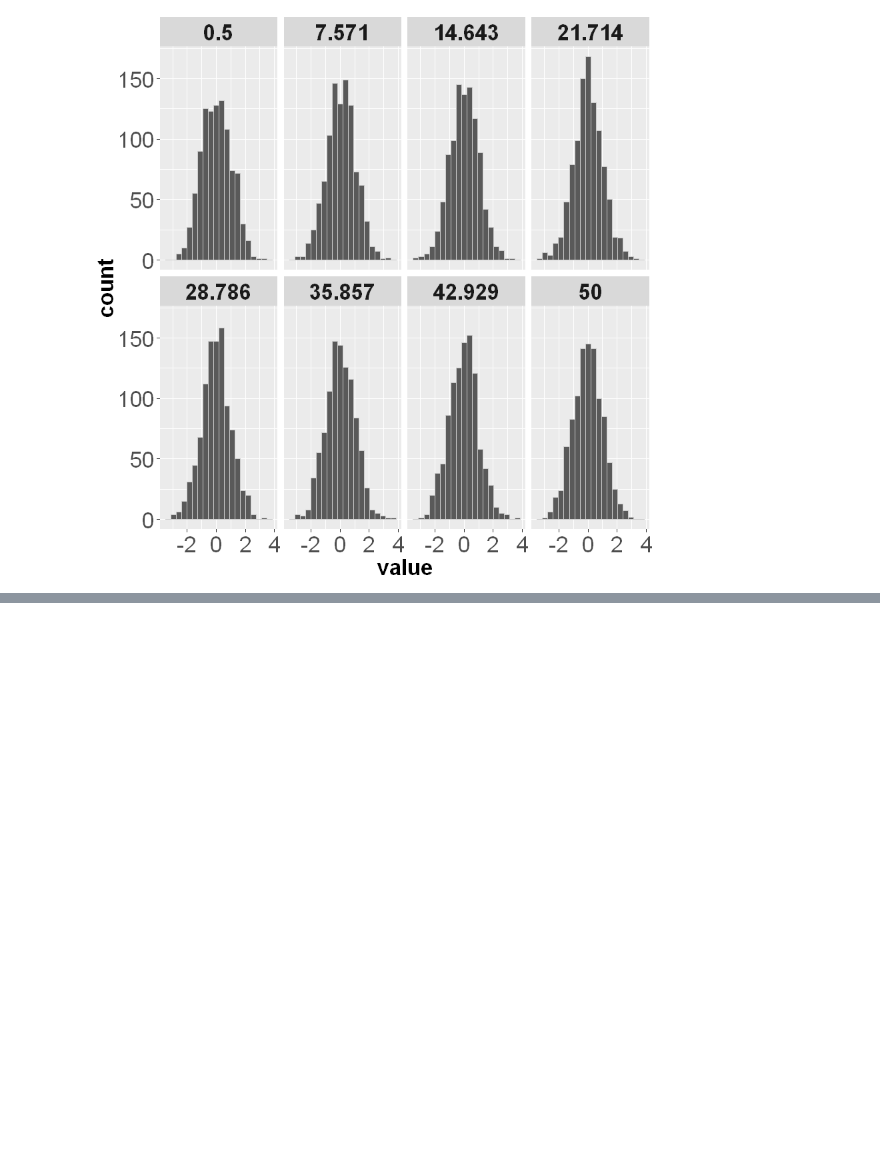
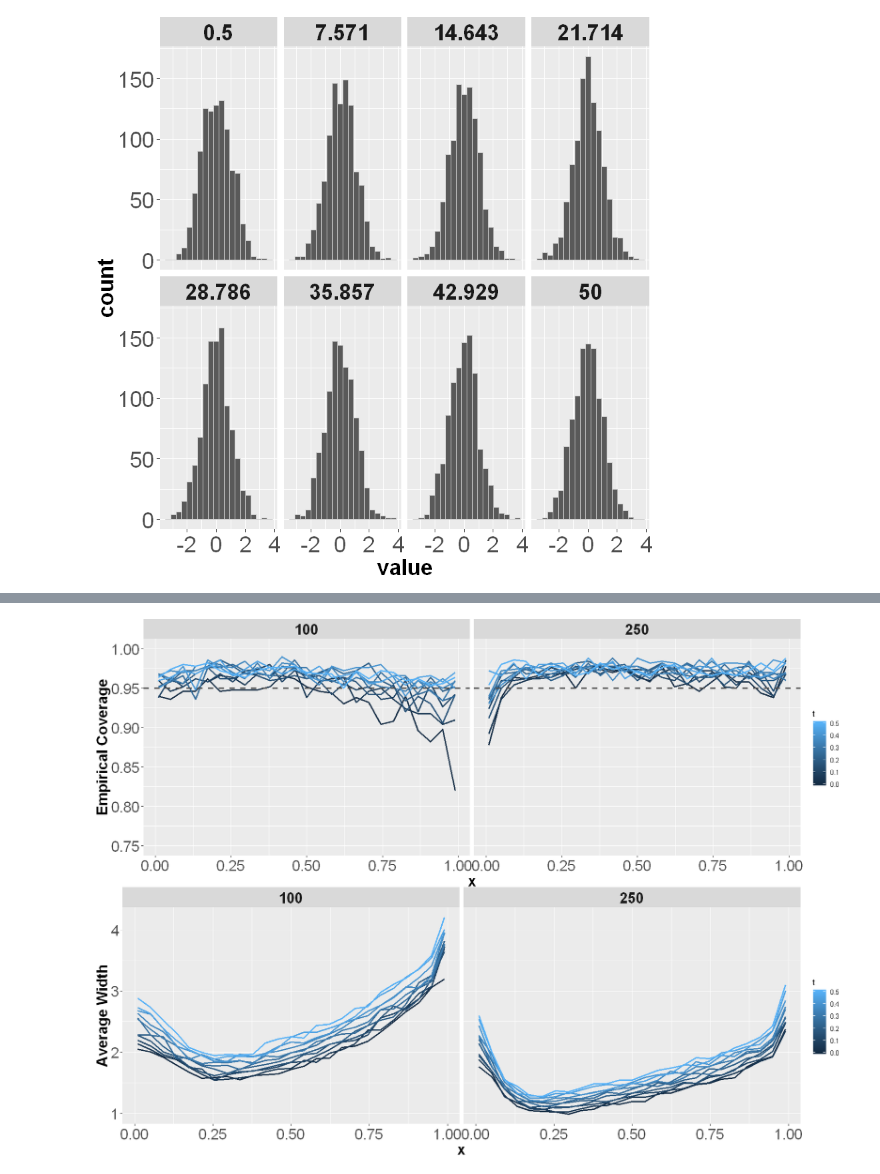
Before and after one commit to Arun-Kuchibhotla/HulC, a Jupyter notebook: R/Adaptive, Unimodal HulC for Monotone Regression.ipynb, the cells around one changed output, grey strips where cells are left out. Drawn from its saved outputs; the diff is of its cells as text; code cells hidden in the pictures; blank space fills up the shorter version.

```diff
--- a/R/Adaptive, Unimodal HulC for Monotone Regression.ipynb
+++ b/R/Adaptive, Unimodal HulC for Monotone Regression.ipynb
@@ -141,0 +249,9 @@ We observe that the distributions are again unimodal at zero. We are not aware o
+# %%
+library("tidyverse")
+width_cov_mat <- hulc_final_grid %>% mutate(width = ci_upr - ci_lwr, coverage = ((ci_upr - f0(x))*(f0(x) - ci_lwr) >= 0))
+head(width_cov_mat)
+average_width_cov <- width_cov_mat %>%
+                        group_by(x, nsamp, t) %>%
+                        summarize(ave_width = mean(width, na.rm = TRUE),
+                                  emp_cov = mean(coverage, na.rm = TRUE))
+head(average_width_cov)
@@ -141,0 +273,34 @@ We observe that the distributions are again unimodal at zero. We are not aware o
+# %%
+g1 <- ggplot(average_width_cov, aes(x = x, y = emp_cov, group = t, color = t)) +
+        geom_line(size = 1.01) +
+        ylim(0.75, 1) +
+        geom_hline(yintercept = 0.95, color = "gray30", linetype = "dashed", size = 1.01) +
+        ylab("Empirical Coverage") +
+        facet_wrap(~nsamp) +
+        theme(
+            axis.text.x=element_text(size = 20),
+            axis.text.y=element_text(size=20),
+            axis.title=element_text(size=20,face="bold"),
+            strip.text = element_text(size=20,face = "bold"),
+            plot.margin = unit(c(0,0.2,0,0), "cm"),
+            plot.title=element_text(size=20),
+            axis.text=element_text(size=12)
+        )
+g2 <- ggplot(average_width_cov, aes(x = x, y = ave_width, group = t, color = t)) +
+        geom_line(size = 1.01) +
+        ylab("Average Width") +
+        facet_wrap(~nsamp) +
+        theme(
+            axis.text.x=element_text(size = 20),
+            axis.text.y=element_text(size=20),
+            axis.title=element_text(size=20,face="bold"),
+            strip.text = element_text(size=20,face = "bold"),
+            plot.margin = unit(c(0,0.2,0,0), "cm"),
+            plot.title=element_text(size=20),
+            axis.text=element_text(size=12)
+        )
+options(repr.plot.width=14, repr.plot.height=10)
+library("gridExtra")
+grid.arrange(g1,g2, ncol = 1)
+# %% [output]
+[figure, added]
```
Also changed, not shown: parts of 16 cells of this notebook.
